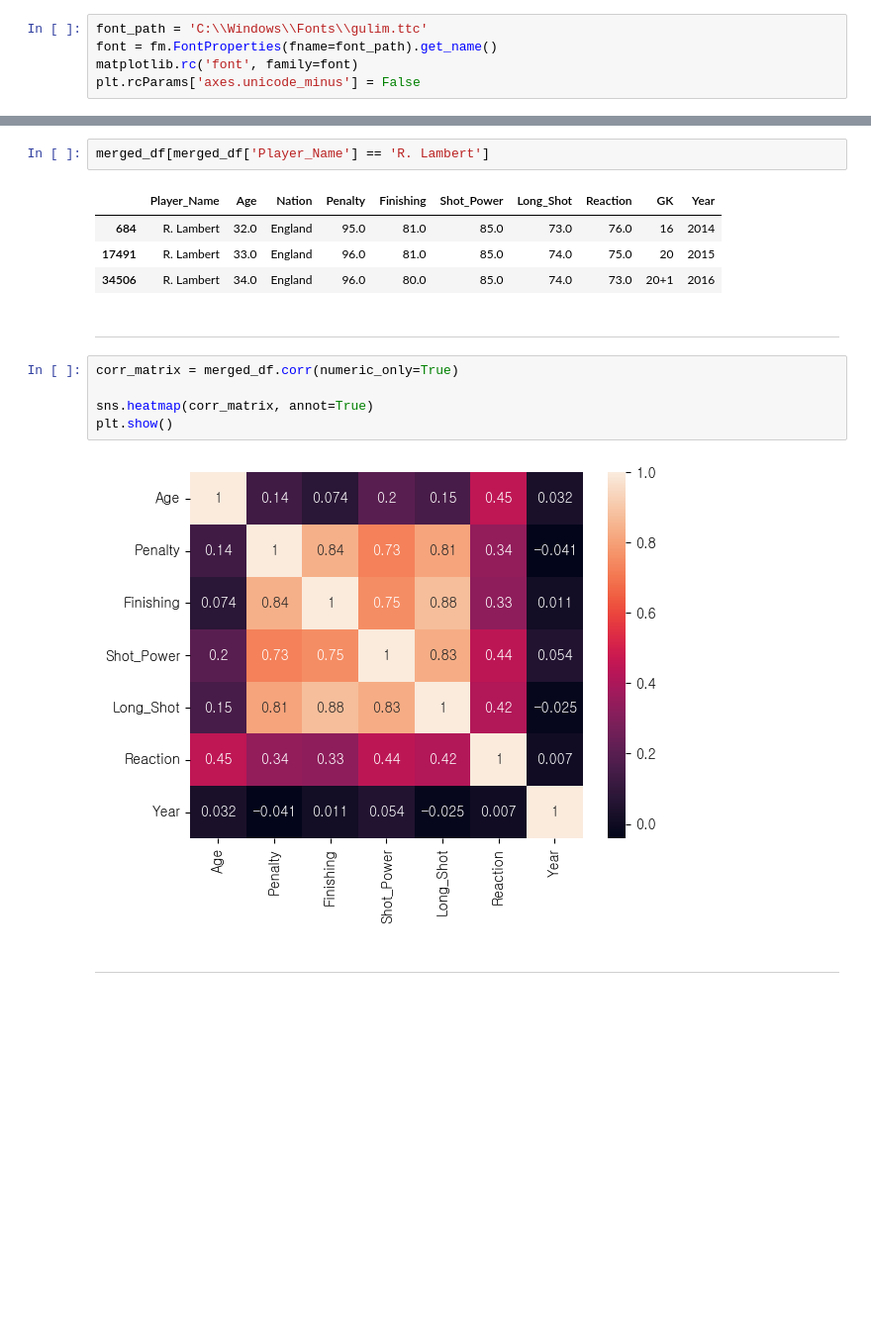
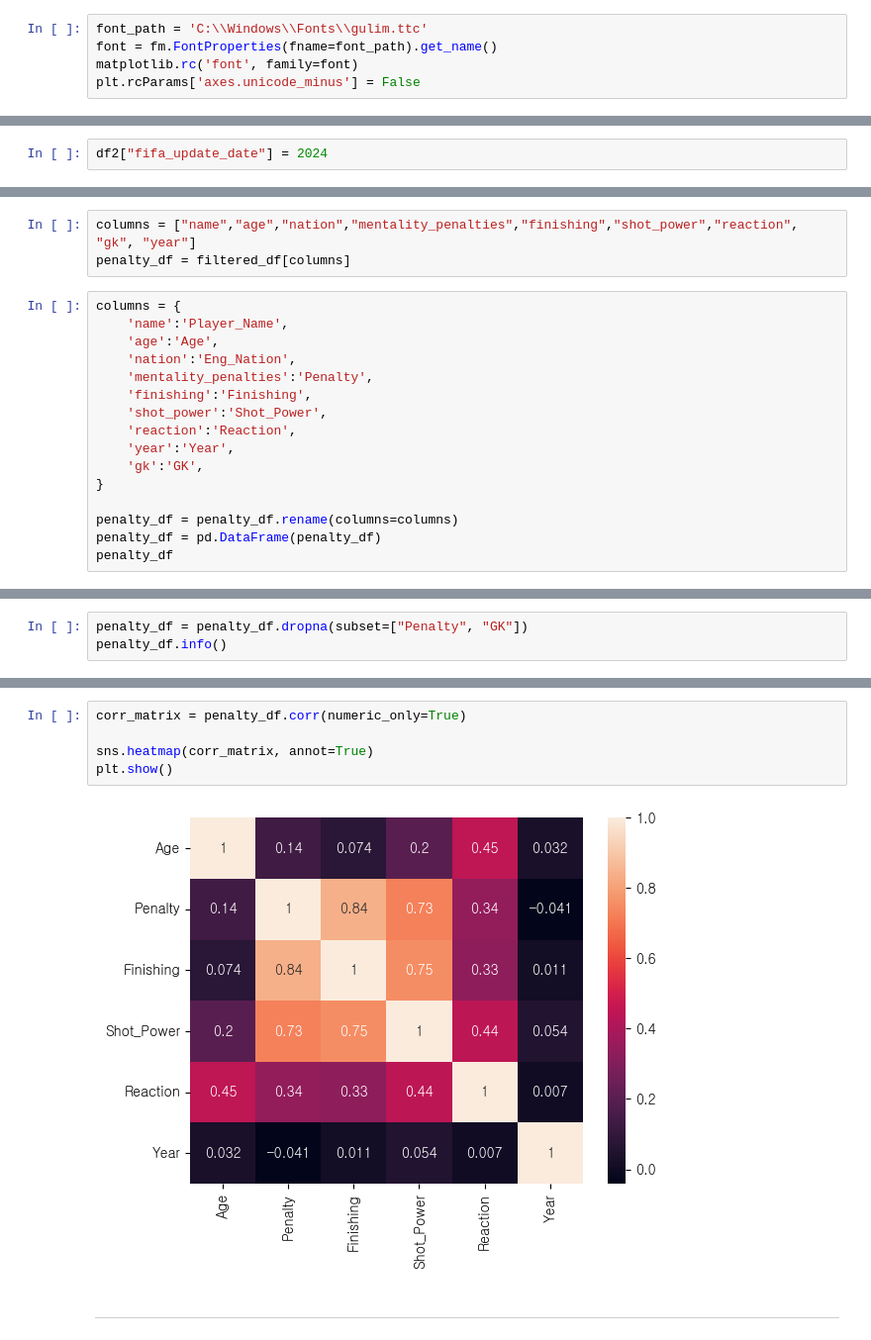
Before and after one commit to SKNetworks-AI19-250818/SKN19-mini-4Team, a Jupyter notebook: ML/Penalty Shootout/code/penalty_shootout.ipynb, the cells around one changed output, grey strips where cells are left out. Shown: that part at 99% size. Saved outputs shown, nothing was run; the diff lists cells and outputs as text; blank space fills up the shorter version.

Commit message:
feat: create input dataset and implement penalty prediction code

```diff
--- a/ML/Penalty Shootout/code/penalty_shootout.ipynb
+++ b/ML/Penalty Shootout/code/penalty_shootout.ipynb
@@ -22,0 +58,2 @@ plt.rcParams['axes.unicode_minus'] = False
+# %%
+df2["fifa_update_date"] = 2024
@@ -50,0 +194,19 @@ merged_df.head()
+# %%
+columns = ["name","age","nation","mentality_penalties","finishing","shot_power","reaction", "gk", "year"]
+penalty_df = filtered_df[columns]
+# %%
+columns = {
+    'name':'Player_Name',
+    'age':'Age',
+    'nation':'Eng_Nation',
+    'mentality_penalties':'Penalty',
+    'finishing':'Finishing',
+    'shot_power':'Shot_Power',
+    'reaction':'Reaction',
+    'year':'Year',
+    'gk':'GK',
+}
+
+penalty_df = penalty_df.rename(columns=columns)
+penalty_df = pd.DataFrame(penalty_df)
+penalty_df
@@ -131 +271,4 @@ Year           0
 dtype: int64
+# %%
+penalty_df = penalty_df.dropna(subset=["Penalty", "GK"])
+penalty_df.info()
@@ -145,18 +301,9 @@ merged_df[merged_df['Penalty'] >= 95]
-# %%
-merged_df[merged_df['Player_Name'] == 'R. Lambert']
-# %% [output]
-|  | Player_Name | Age | Nation | Penalty | Finishing | Shot_Power | Long_Shot | Reaction | GK | Year |
-| 684 | R. Lambert | 32.0 | England | 95.0 | 81.0 | 85.0 | 73.0 | 76.0 | 16 | 2014 |
-| 17491 | R. Lambert | 33.0 | England | 96.0 | 81.0 | 85.0 | 74.0 | 75.0 | 20 | 2015 |
-| 34506 | R. Lambert | 34.0 | England | 96.0 | 80.0 | 85.0 | 74.0 | 73.0 | 20+1 | 2016 |
-# %% [markdown]
----
 # %%
-corr_matrix = merged_df.corr(numeric_only=True)
+corr_matrix = penalty_df.corr(numeric_only=True)
 
 sns.heatmap(corr_matrix, annot=True)
 plt.show()
 # %% [output]
-[figure, old version]
+[figure, new version]
 # %% [markdown]
 ---
```
Also changed, not shown: parts of 41 cells of this notebook, 8 other files.
